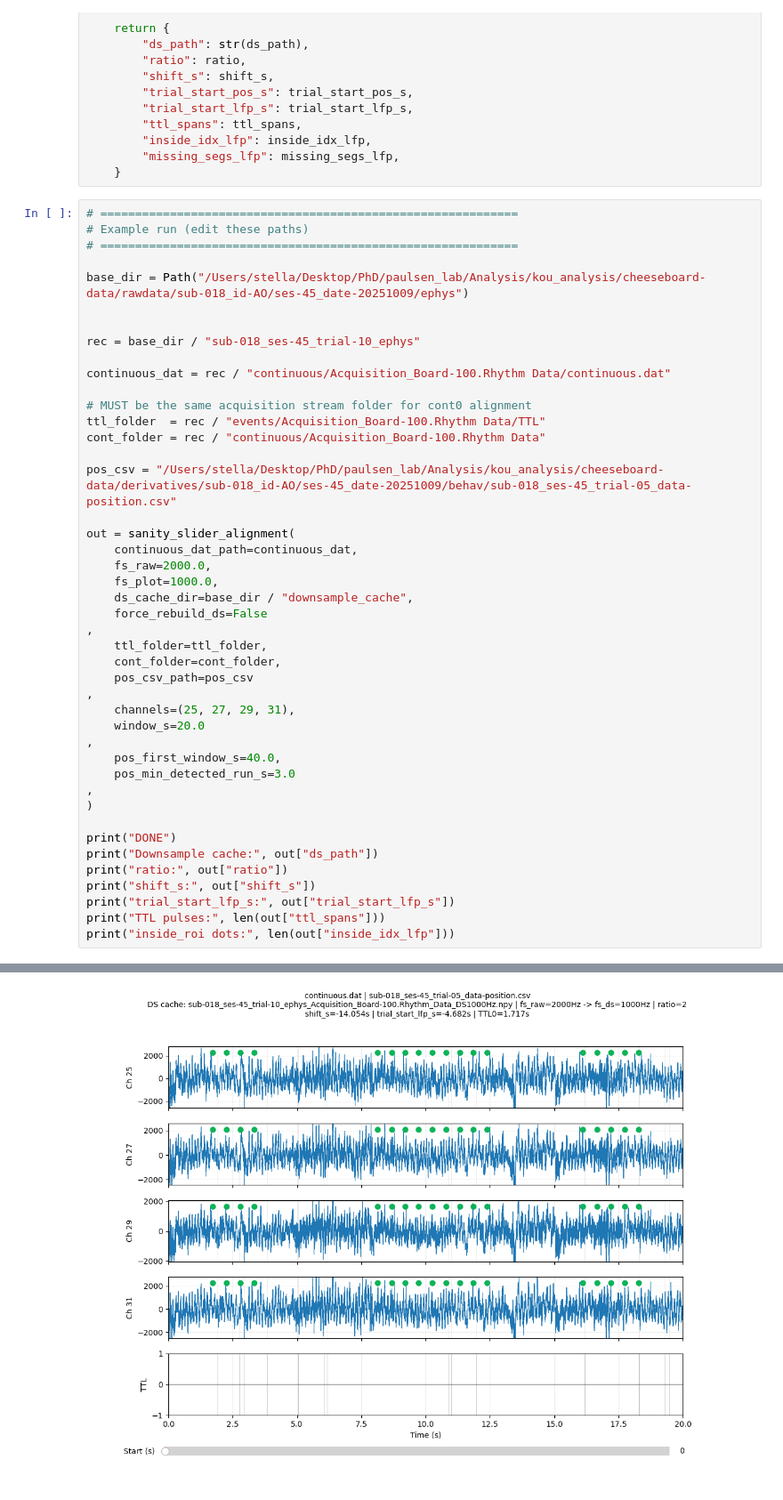
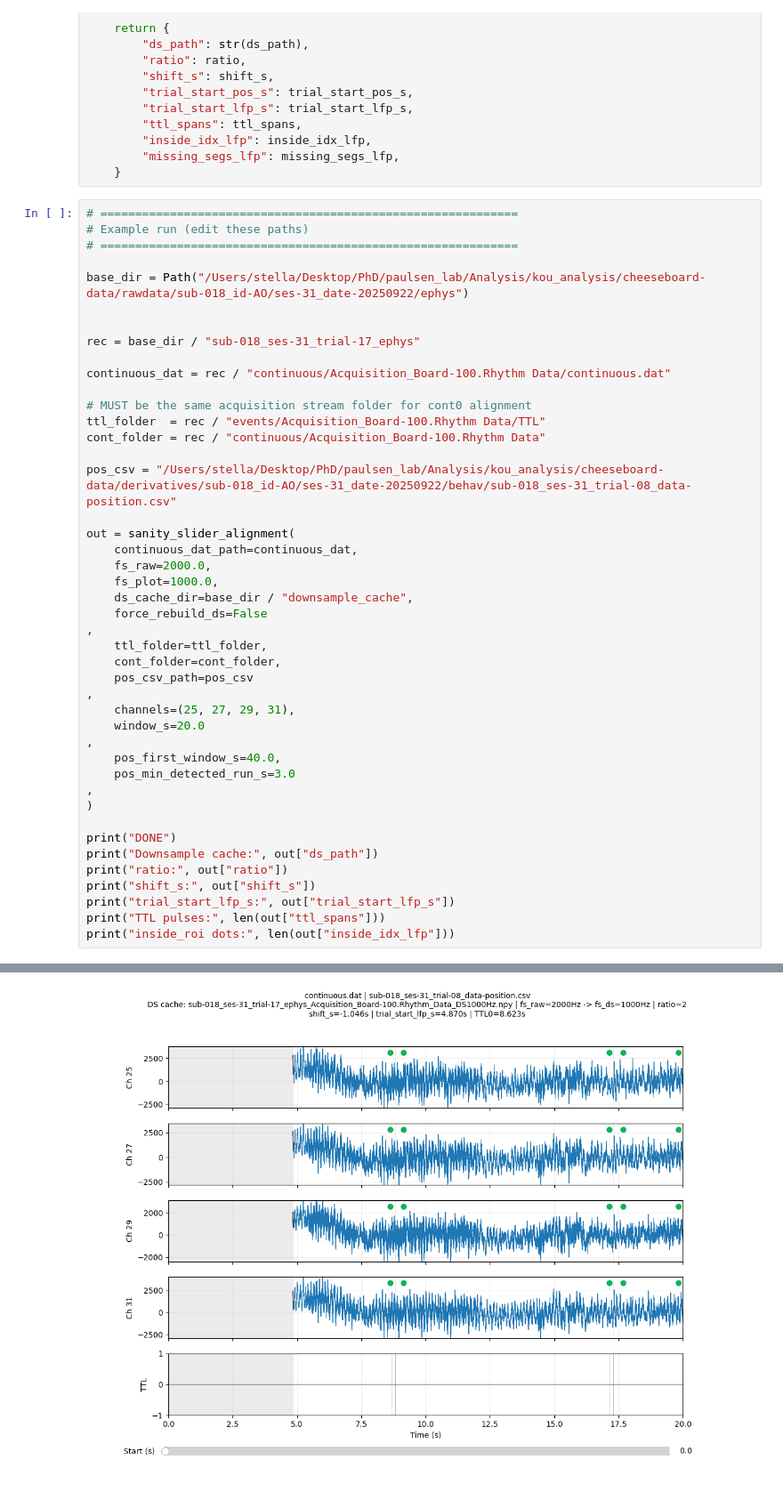
Before and after one commit to Koushouu/Cheeseboard, a Jupyter notebook: LFP/stella/XM_check_alignment.ipynb, the cells around one changed output, grey strips where cells are left out. Shown at 89% size. Drawn from its saved outputs; the diff is of its cells as text.

```diff
--- a/LFP/stella/XM_check_alignment.ipynb
+++ b/LFP/stella/XM_check_alignment.ipynb
@@ -651,10 +651,10 @@ def sanity_slider_alignment(
 # Example run (edit these paths)
 # ============================================================
 
-base_dir = Path("/Users/stella/Desktop/PhD/paulsen_lab/Analysis/kou_analysis/cheeseboard-data/rawdata/sub-018_id-AO/ses-45_date-20251009/ephys")
+base_dir = Path("/Users/stella/Desktop/PhD/paulsen_lab/Analysis/kou_analysis/cheeseboard-data/rawdata/sub-018_id-AO/ses-31_date-20250922/ephys")
 
 
-rec = base_dir / "sub-018_ses-45_trial-10_ephys"
+rec = base_dir / "sub-018_ses-31_trial-17_ephys"
 
 continuous_dat = rec / "continuous/Acquisition_Board-100.Rhythm Data/continuous.dat"
 
@@ -662,7 +662,7 @@ continuous_dat = rec / "continuous/Acquisition_Board-100.Rhythm Data/continuous.
 ttl_folder  = rec / "events/Acquisition_Board-100.Rhythm Data/TTL"
 cont_folder = rec / "continuous/Acquisition_Board-100.Rhythm Data"
 
-pos_csv = "/Users/stella/Desktop/PhD/paulsen_lab/Analysis/kou_analysis/cheeseboard-data/derivatives/sub-018_id-AO/ses-45_date-20251009/behav/sub-018_ses-45_trial-05_data-position.csv"
+pos_csv = "/Users/stella/Desktop/PhD/paulsen_lab/Analysis/kou_analysis/cheeseboard-data/derivatives/sub-018_id-AO/ses-31_date-20250922/behav/sub-018_ses-31_trial-08_data-position.csv"
 
 out = sanity_slider_alignment(
     continuous_dat_path=continuous_dat,
@@ -702,2 +702,2 @@ inside_roi dots (DS indices): 272
-[figure, old version]
+[figure, new version]
 DONE
```
Also changed, not shown: parts of 1 cell of this notebook, 1 other file.
